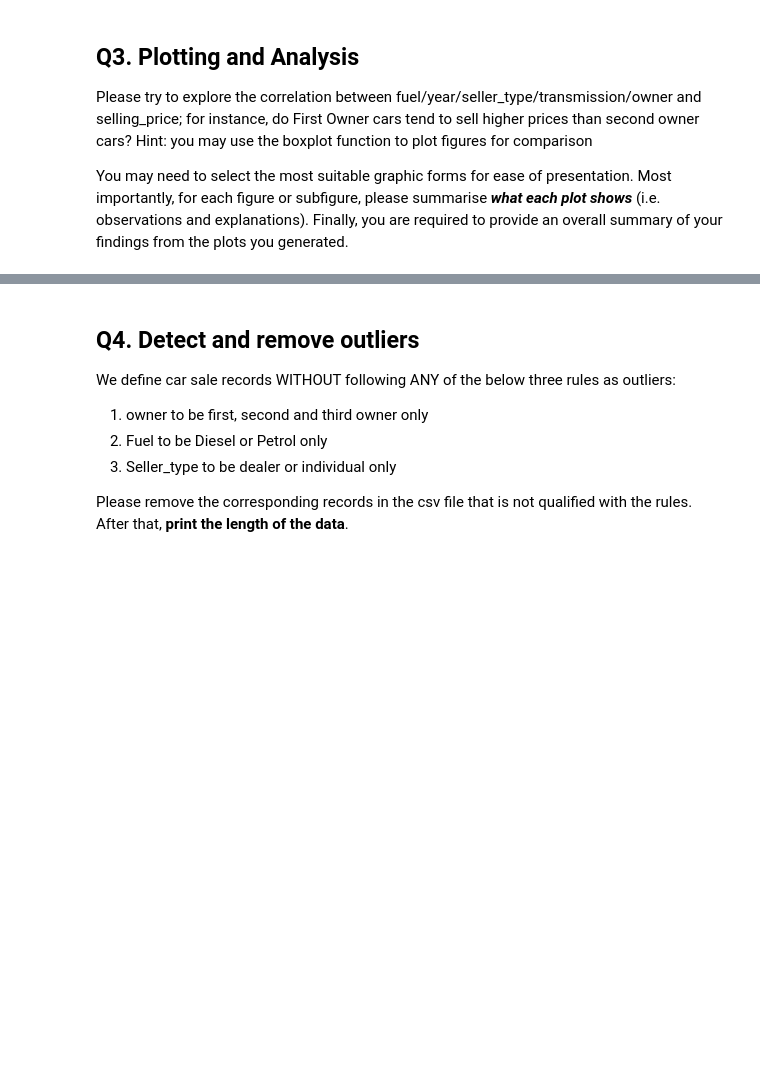
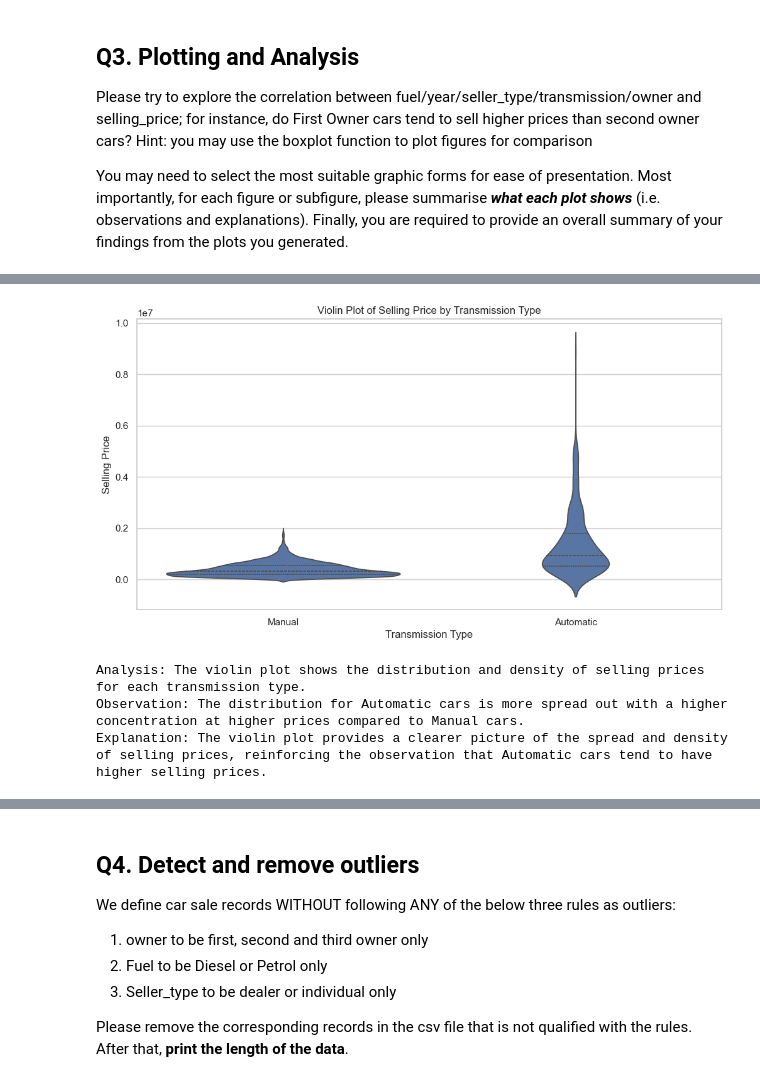
Before and after one commit to t2mqau/Porto-1, a Jupyter notebook: Portfolio Part 1 resources-20240822/Portfolio-1-questions-updated.ipynb, the cells around one changed output, grey strips where cells are left out. Cells and saved outputs as stored; diff of their text form; code cells hidden in the pictures; blank space fills up the shorter version.

```diff
--- a/Portfolio Part 1 resources-20240822/Portfolio-1-questions-updated.ipynb
+++ b/Portfolio Part 1 resources-20240822/Portfolio-1-questions-updated.ipynb
@@ -71,0 +232,18 @@ You may need to select the most suitable graphic forms for ease of presentation.
+# %%
+# Violin plot for 'transmission' vs 'selling_price'
+plt.figure(figsize=(12, 6))
+sns.violinplot(x='transmission', y='selling_price', data=clean_carsdf, inner="quartile")
+plt.title('Violin Plot of Selling Price by Transmission Type')
+plt.xlabel('Transmission Type')
+plt.ylabel('Selling Price')
+plt.show()
+
+# Analysis
+print("Analysis: The violin plot shows the distribution and density of selling prices for each transmission type.")
+print("Observation: The distribution for Automatic cars is more spread out with a higher concentration at higher prices compared to Manual cars.")
+print("Explanation: The violin plot provides a clearer picture of the spread and density of selling prices, reinforcing the observation that Automatic cars tend to have higher selling prices.")
+# %% [output]
+[figure, added]
+Analysis: The violin plot shows the distribution and density of selling prices for each transmission type.
+Observation: The distribution for Automatic cars is more spread out with a higher concentration at higher prices compared to Manual cars.
+Explanation: The violin plot provides a clearer picture of the spread and density of selling prices, reinforcing the observation that Automatic cars tend to have higher selling prices.
```
Also changed, not shown: parts of 18 cells of this notebook.
